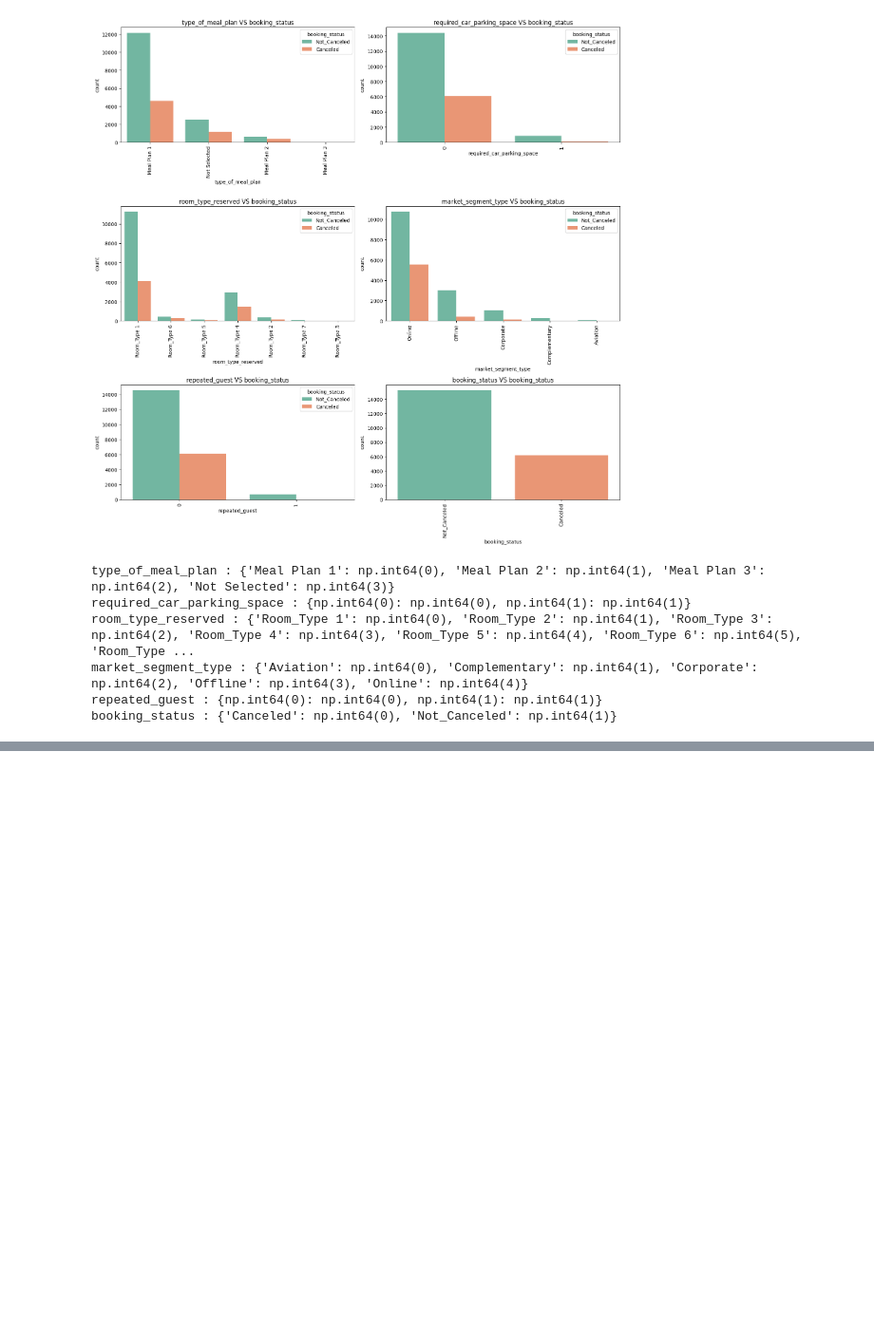
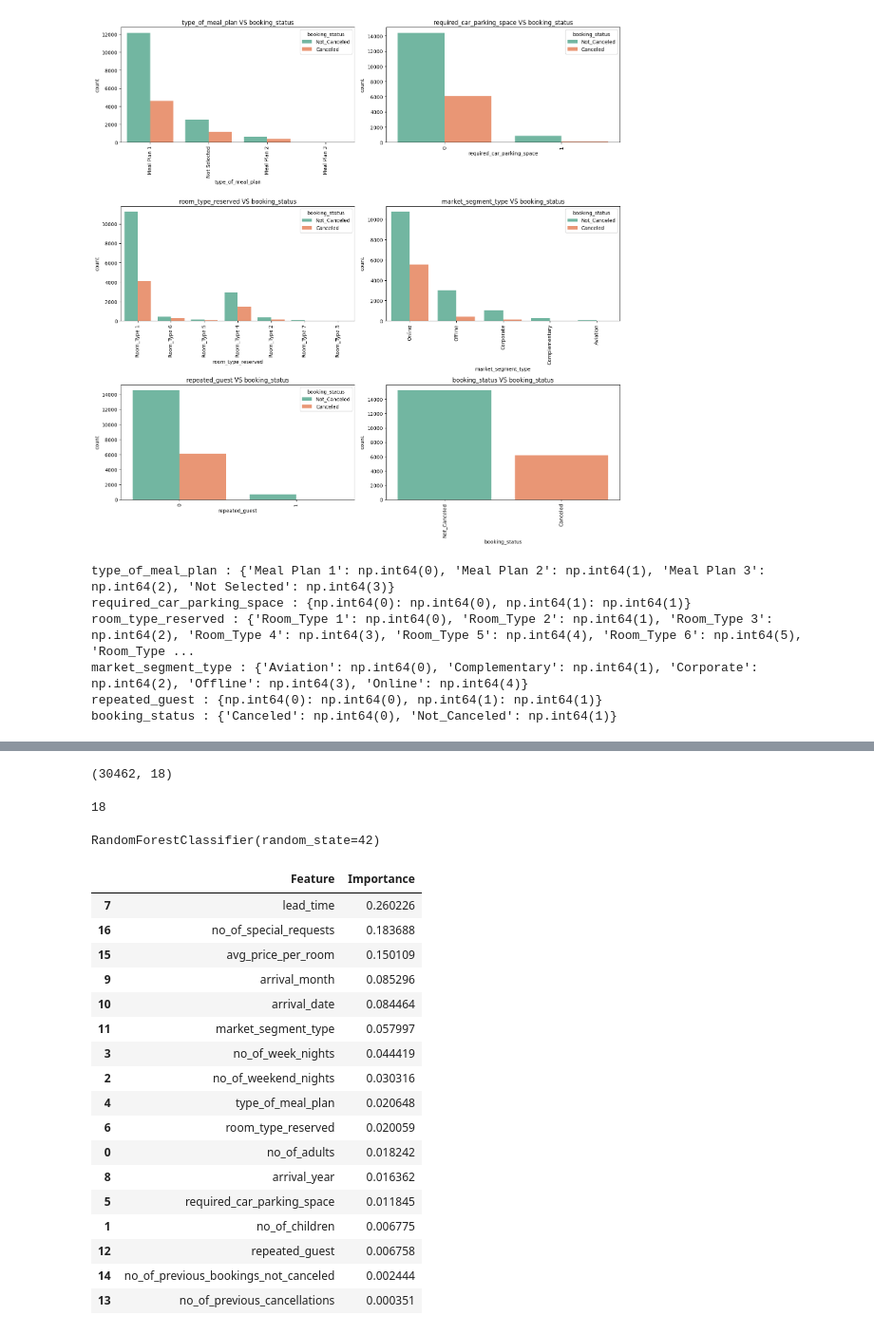
Before and after one commit to simR122/PredictaStay, a Jupyter notebook: mlops1_hotel/notebook/ntbk.ipynb, the cells around one changed output, grey strips where cells are left out. Shown at 95% size. Drawn from its saved outputs; the diff is of its cells as text; code cells hidden in the pictures; blank space fills up the shorter version.

```diff
--- a/mlops1_hotel/notebook/ntbk.ipynb
+++ b/mlops1_hotel/notebook/ntbk.ipynb
@@ -194,0 +324,48 @@ booking_status : {'Canceled': np.int64(0), 'Not_Canceled': np.int64(1)}
+# %%
+balanced_df = pd.DataFrame(X_res, columns=X.columns)
+balanced_df['booking_status'] = y_res
+balanced_df.shape
+# %% [output]
+(30462, 18)
+# %%
+df = balanced_df.copy()
+# %%
+####### Feature Selection #######
+len(df.columns)
+# %% [output]
+18
+# %%
+from sklearn.ensemble import RandomForestClassifier
+X = df.drop(columns=['booking_status'])
+y = df['booking_status']
+
+model = RandomForestClassifier(random_state=42)
+model.fit(X, y)
+# %% [output]
+RandomForestClassifier(random_state=42)
+# %%
+feature_importances = model.feature_importances_
+feature_importances_df = pd.DataFrame({'Feature': X.columns,
+                                       'Importance': feature_importances})
+# %%
+top_importance_feature_df = feature_importances_df.sort_values(by='Importance', ascending=False)
+top_importance_feature_df
+# %% [output]
+|  | Feature | Importance |
+| 7 | lead_time | 0.260226 |
+| 16 | no_of_special_requests | 0.183688 |
+| 15 | avg_price_per_room | 0.150109 |
+| 9 | arrival_month | 0.085296 |
+| 10 | arrival_date | 0.084464 |
+| 11 | market_segment_type | 0.057997 |
+| 3 | no_of_week_nights | 0.044419 |
+| 2 | no_of_weekend_nights | 0.030316 |
+| 4 | type_of_meal_plan | 0.020648 |
+| 6 | room_type_reserved | 0.020059 |
+| 0 | no_of_adults | 0.018242 |
+| 8 | arrival_year | 0.016362 |
+| 5 | required_car_parking_space | 0.011845 |
+| 1 | no_of_children | 0.006775 |
+| 12 | repeated_guest | 0.006758 |
+| 14 | no_of_previous_bookings_not_canceled | 0.002444 |
+| 13 | no_of_previous_cancellations | 0.000351 |
```
Also changed, not shown: parts of 35 cells of this notebook, 10 other files.
